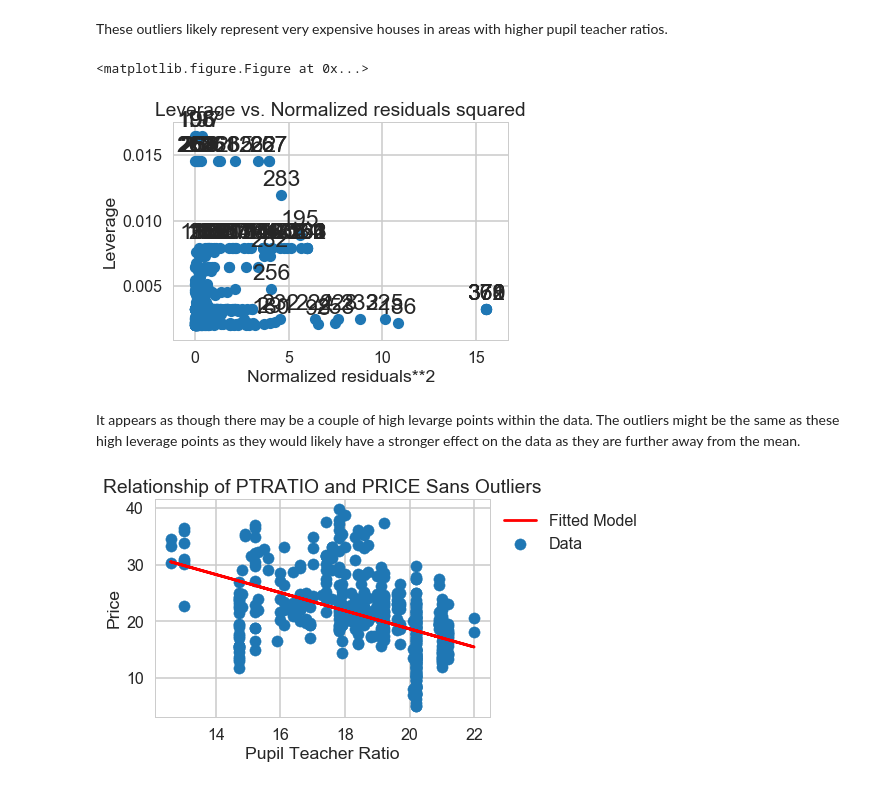
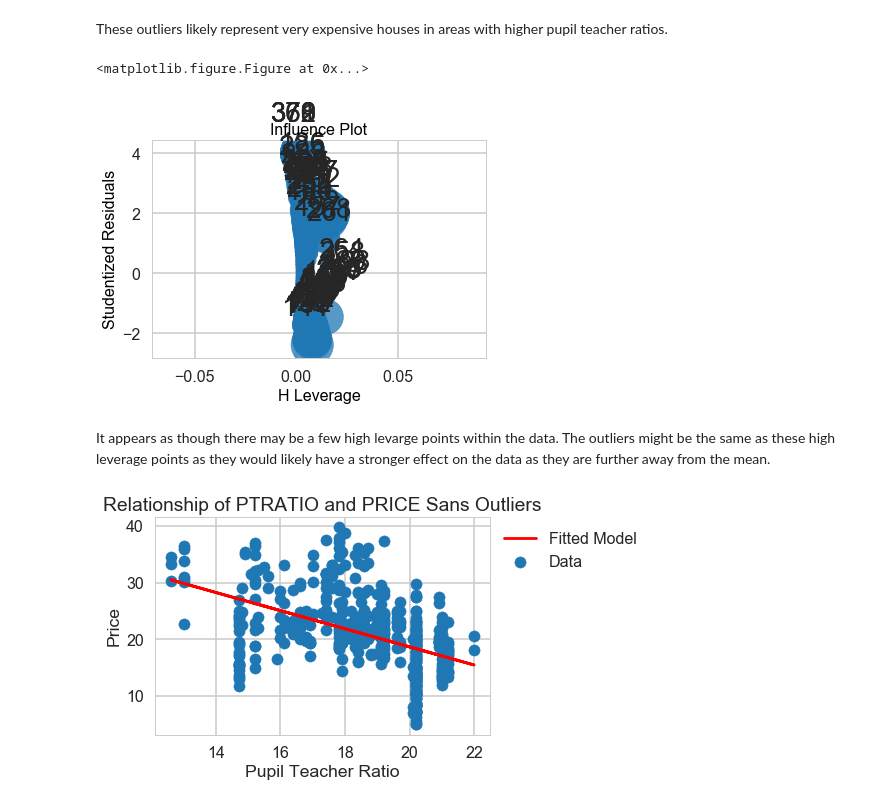
Before and after one commit to jsking751/Springboard-2.0, a Jupyter notebook: Machine Learning Miniprojects/Boston_Housing_Linear_Regression.ipynb, the cells around one changed output. Saved outputs shown, nothing was run; the diff lists cells and outputs as text; code cells hidden in the pictures.

Commit message:
Boston Housing Linear Regression

```diff
--- a/Machine Learning Miniprojects/Boston_Housing_Linear_Regression.ipynb
+++ b/Machine Learning Miniprojects/Boston_Housing_Linear_Regression.ipynb
@@ -932,14 +932,14 @@ outliers = outlie[outlie['bonf(p)']<1]
 # %% [markdown]
 These outliers likely represent very expensive houses in areas with higher pupil teacher ratios.
 # %%
-from statsmodels.graphics.regressionplots import *
+from statsmodels.graphics.regressionplots import influence_plot
 _ = plt.subplots(0,figsize=(5,5))
-_ = plot_leverage_resid2(m2)
+_ = influence_plot(m2, alpha = 0.05, criterion='cooks')
 # %% [output]
 <matplotlib.figure.Figure at 0x...>
-[figure, old version]
+[figure, new version]
 # %% [markdown]
-It appears as though there may be a couple of high levarge points within the data.  The outliers might be the same as these high leverage points as they would likely have a stronger effect on the data as they are further away from the mean.
+It appears as though there may be a few high levarge points within the data.  The outliers might be the same as these high leverage points as they would likely have a stronger effect on the data as they are further away from the mean.
 # %%
 # Grab Mean and Standard Deviation from the Data
 u= np.mean(bos.PRICE)
```
Also changed, not shown: parts of 6 cells of this notebook.
